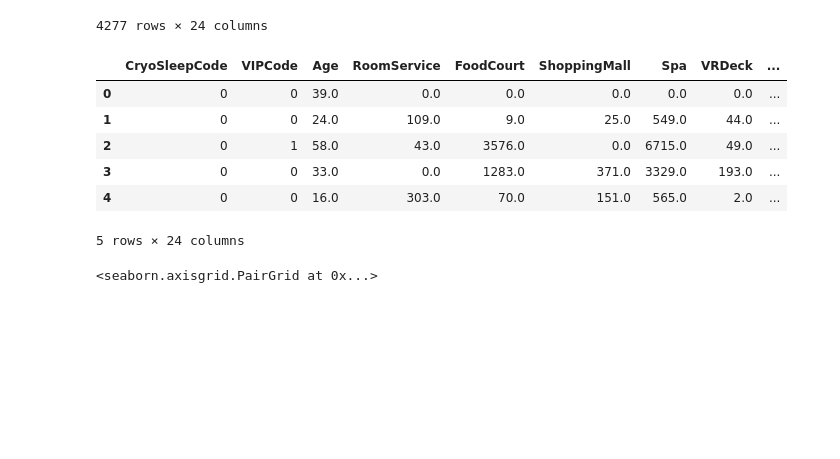
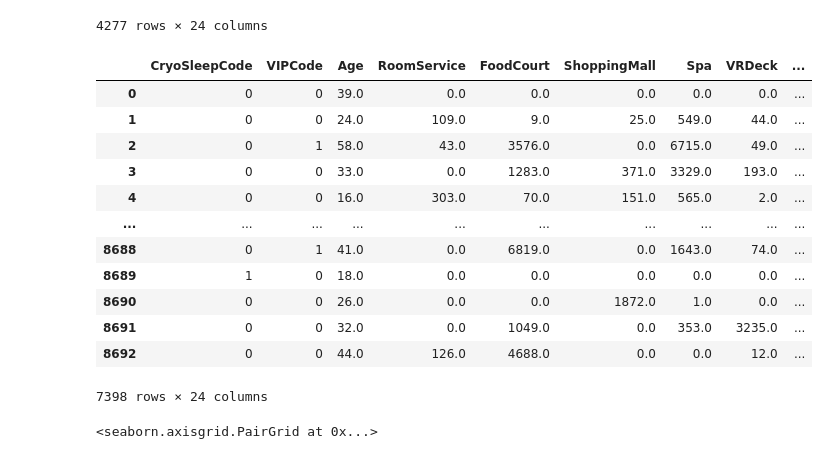
Before and after one commit to kartikgupta89/datascience-kaggle, a Jupyter notebook: c2-spaceship-titanic.ipynb, the cells around one changed output. Drawn from its saved outputs; the diff is of its cells as text; code cells hidden in the pictures; blank space fills up the shorter version.

```diff
--- a/c2-spaceship-titanic.ipynb
+++ b/c2-spaceship-titanic.ipynb
@@ -419,15 +419,21 @@ X_test
 | 4276 | 1 | 0 | 43.000000 | 0.0 | 0.0 | 0.0 | 0.0 | 0.0 | ... |
 4277 rows × 24 columns
 # %%
-X.head()
+X
 # %% [output]
 |  | CryoSleepCode | VIPCode | Age | RoomService | FoodCourt | ShoppingMall | Spa | VRDeck | ... |
 | 0 | 0 | 0 | 39.0 | 0.0 | 0.0 | 0.0 | 0.0 | 0.0 | ... |
 | 1 | 0 | 0 | 24.0 | 109.0 | 9.0 | 25.0 | 549.0 | 44.0 | ... |
 | 2 | 0 | 1 | 58.0 | 43.0 | 3576.0 | 0.0 | 6715.0 | 49.0 | ... |
 | 3 | 0 | 0 | 33.0 | 0.0 | 1283.0 | 371.0 | 3329.0 | 193.0 | ... |
 | 4 | 0 | 0 | 16.0 | 303.0 | 70.0 | 151.0 | 565.0 | 2.0 | ... |
+| ... | ... | ... | ... | ... | ... | ... | ... | ... | ... |
+| 8688 | 0 | 1 | 41.0 | 0.0 | 6819.0 | 0.0 | 1643.0 | 74.0 | ... |
+| 8689 | 1 | 0 | 18.0 | 0.0 | 0.0 | 0.0 | 0.0 | 0.0 | ... |
+| 8690 | 0 | 0 | 26.0 | 0.0 | 0.0 | 1872.0 | 1.0 | 0.0 | ... |
+| 8691 | 0 | 0 | 32.0 | 0.0 | 1049.0 | 0.0 | 353.0 | 3235.0 | ... |
+| 8692 | 0 | 0 | 44.0 | 126.0 | 4688.0 | 0.0 | 0.0 | 12.0 | ... |
-5 rows × 24 columns
+7398 rows × 24 columns
 # %%
 sns.pairplot(data=train_data[['Age','PassengerNum','VIPCode','TransportedCode']], hue='TransportedCode')
 # %% [output]
```
Also changed, not shown: parts of 10 cells of this notebook.
